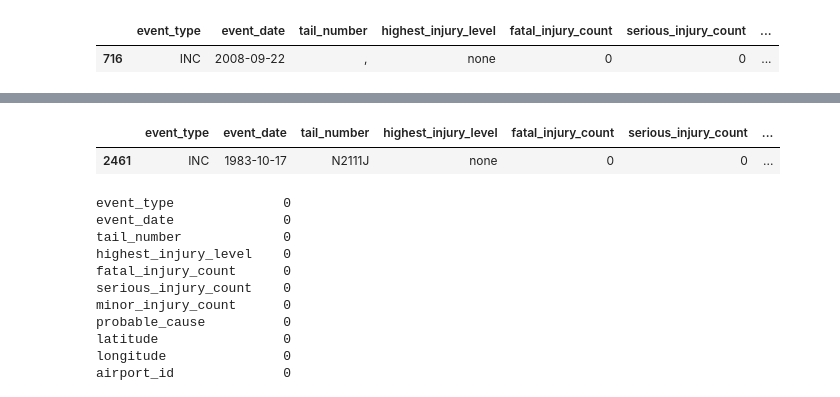
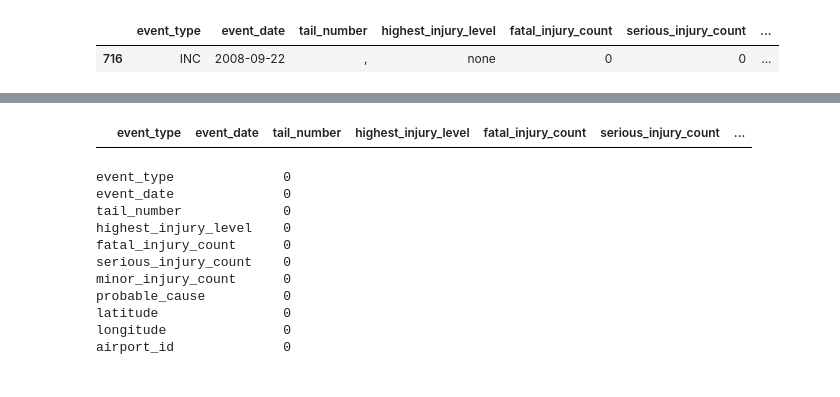
Before and after one commit to FragariaChemist/airline_safety, a Jupyter notebook: data_cleaning_eda.ipynb, the cells around one changed output, grey strips where cells are left out. Saved outputs shown, nothing was run; the diff lists cells and outputs as text; code cells hidden in the pictures.

```diff
--- a/data_cleaning_eda.ipynb
+++ b/data_cleaning_eda.ipynb
@@ -234,6 +265,13 @@ airline_filtered_df['airport_id'] = airline_filtered_df['airport_id'].str.replac
 airline_filtered_df['airport_id'] = airline_filtered_df['airport_id'].str.replace('TIST', 'STT')
 airline_filtered_df['airport_id'] = airline_filtered_df['airport_id'].str.replace('D/FW', 'DFW')
 airline_filtered_df['airport_id'] = airline_filtered_df['airport_id'].str.replace('EHAM', 'AMS')
+airline_filtered_df['airport_id'] = airline_filtered_df['airport_id'].str.replace('EGLL', 'LHR')
+airline_filtered_df['airport_id'] = airline_filtered_df['airport_id'].str.replace('YBCG', 'OOL')
+airline_filtered_df['airport_id'] = airline_filtered_df['airport_id'].str.replace('EINN', 'SNN')
+airline_filtered_df['airport_id'] = airline_filtered_df['airport_id'].str.replace('VHHH', 'HKG')
+airline_filtered_df['airport_id'] = airline_filtered_df['airport_id'].str.replace('TAPA', 'ANU')
+airline_filtered_df['airport_id'] = airline_filtered_df['airport_id'].str.replace('NTAA', 'PPT')
+airline_filtered_df['airport_id'] = airline_filtered_df['airport_id'].str.replace('CYYC', 'YYC')
 # %%
 airline_filtered_df.shape
 # %% [output]
@@ -295,7 +333,7 @@ We want to use potentially implement natural language processing with this colum
 # %%
 #Lower strings and fill nulls with 'NA'
 airline_filtered_df['probable_cause'] = airline_filtered_df['probable_cause'].str.lower()
-airline_filtered_df['probable_cause'].fillna('NA', inplace = True)
+airline_filtered_df['probable_cause'].fillna('unknown', inplace = True)
 # %%
 #No NaNs
 airline_filtered_df['probable_cause'].isnull().sum()
@@ -395,12 +436,15 @@ airline_filtered_df[['aircraft_damage1', 'aircraft_damage2']] = airline_filtered
 # %%
 #replace NaN with None, after reviewing other columns
-airline_filtered_df['aircraft_damage1'] = airline_filtered_df['aircraft_damage1'].replace(np.nan, 'None')
+airline_filtered_df['aircraft_damage1'] = airline_filtered_df['aircraft_damage1'].replace(np.nan, 'no_damage')
 # %%
 #dropping aircraft_damage2 column (not needed for our models)
 airline_filtered_df.drop(columns=['aircraft_damage2', 'aircraft_damage'], inplace = True)
 # %%
 #Get rid of unneeded columns
 airline_filtered_df.rename(columns = {'aircraft_damage1':'aircraft_damage'}, inplace = True)
+# %%
+# 23 entries are 'None' which when reading the csv back to a dataframe, make the value a NaN.  Will change 'None' to 'no_damage'.
+airline_filtered_df['aircraft_damage'] = airline_filtered_df['aircraft_damage'].replace('None', 'no_damage')
 # %% [markdown]
 #### Aircraft Model
 ___
@@ -576,8 +620,7 @@ FALCON-20        1
 Name: count, dtype: int64
 # %%
-# Not helpful, will drop column
-airline_filtered_df[airline_filtered_df['model1'] == '1-11/204/AF']
+# Based on tail number, this is a BAC-111 model plane. Will rename to proper model
+airline_filtered_df[airline_filtered_df['model1'] == 'BAC-111']
 # %% [output]
 |  | event_type | event_date | tail_number | highest_injury_level | fatal_injury_count | serious_injury_count | ... |
-| 2461 | INC | 1983-10-17 | N2111J | none | 0 | 0 | ... |
 # %%
```
Also changed, not shown: parts of 21 cells of this notebook, 3 other files.
